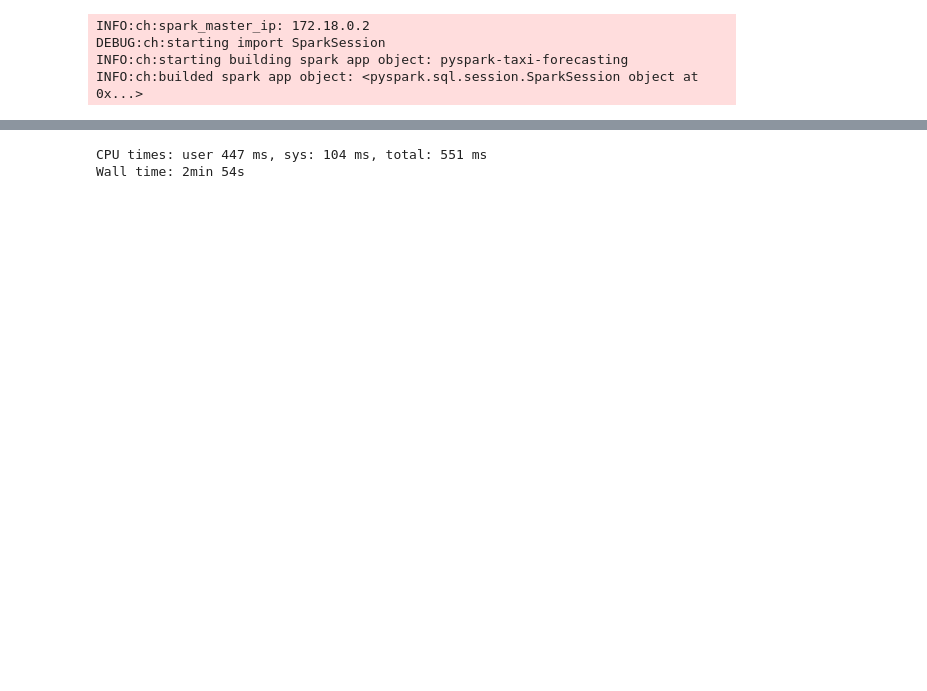
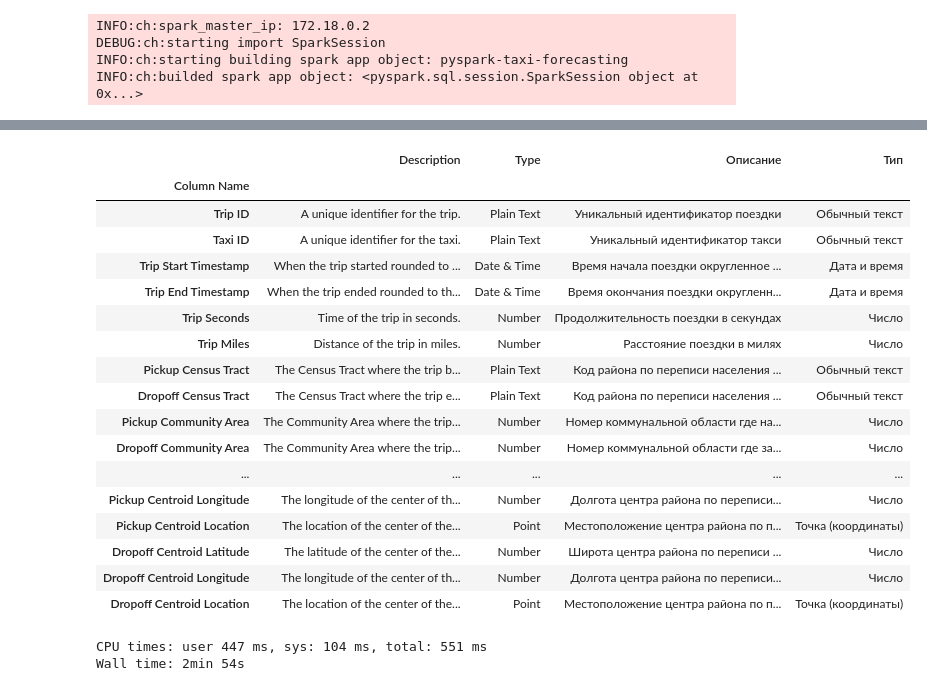
Before and after one commit to kogriv/chicago_spark, a Jupyter notebook: notebooks/eda.ipynb, the cells around one changed output, grey strips where cells are left out. Saved outputs shown, nothing was run; the diff lists cells and outputs as text; code cells hidden in the pictures; blank space fills up the shorter version.

```diff
--- a/notebooks/eda.ipynb
+++ b/notebooks/eda.ipynb
@@ -72,3 +51,26 @@ table_descr
+# %%
+table_descr = pd.read_csv('/work/data/table_descr.csv',sep=';',index_col='Column Name')
+
+table_descr
+# %% [output]
+|  | Description | Type | Описание | Тип |
+| Column Name |  |  |  |  |
+| Trip ID | A unique identifier for the trip. | Plain Text | Уникальный идентификатор поездки | Обычный текст |
+| Taxi ID | A unique identifier for the taxi. | Plain Text | Уникальный идентификатор такси | Обычный текст |
+| Trip Start Timestamp | When the trip started rounded to ... | Date & Time | Время начала поездки округленное ... | Дата и время |
+| Trip End Timestamp | When the trip ended rounded to th... | Date & Time | Время окончания поездки округленн... | Дата и время |
+| Trip Seconds | Time of the trip in seconds. | Number | Продолжительность поездки в секундах | Число |
+| Trip Miles | Distance of the trip in miles. | Number | Расстояние поездки в милях | Число |
+| Pickup Census Tract | The Census Tract where the trip b... | Plain Text | Код района по переписи населения ... | Обычный текст |
+| Dropoff Census Tract | The Census Tract where the trip e... | Plain Text | Код района по переписи населения ... | Обычный текст |
+| Pickup Community Area | The Community Area where the trip... | Number | Номер коммунальной области где на... | Число |
+| Dropoff Community Area | The Community Area where the trip... | Number | Номер коммунальной области где за... | Число |
+| ... | ... | ... | ... | ... |
+| Pickup Centroid Longitude | The longitude of the center of th... | Number | Долгота центра района по переписи... | Число |
+| Pickup Centroid Location | The location of the center of the... | Point | Местоположение центра района по п... | Точка (координаты) |
+| Dropoff Centroid Latitude | The latitude of the center of the... | Number | Широта центра района по переписи ... | Число |
+| Dropoff Centroid Longitude | The longitude of the center of th... | Number | Долгота центра района по переписи... | Число |
+| Dropoff Centroid Location | The location of the center of the... | Point | Местоположение центра района по п... | Точка (координаты) |
 # %%
 pd.reset_option('display.max_colwidth')  # Сброс максимальной ширины столбцов к значению по умолчанию
 # %%
```
Also changed, not shown: parts of 13 cells of this notebook, 1 other file.
